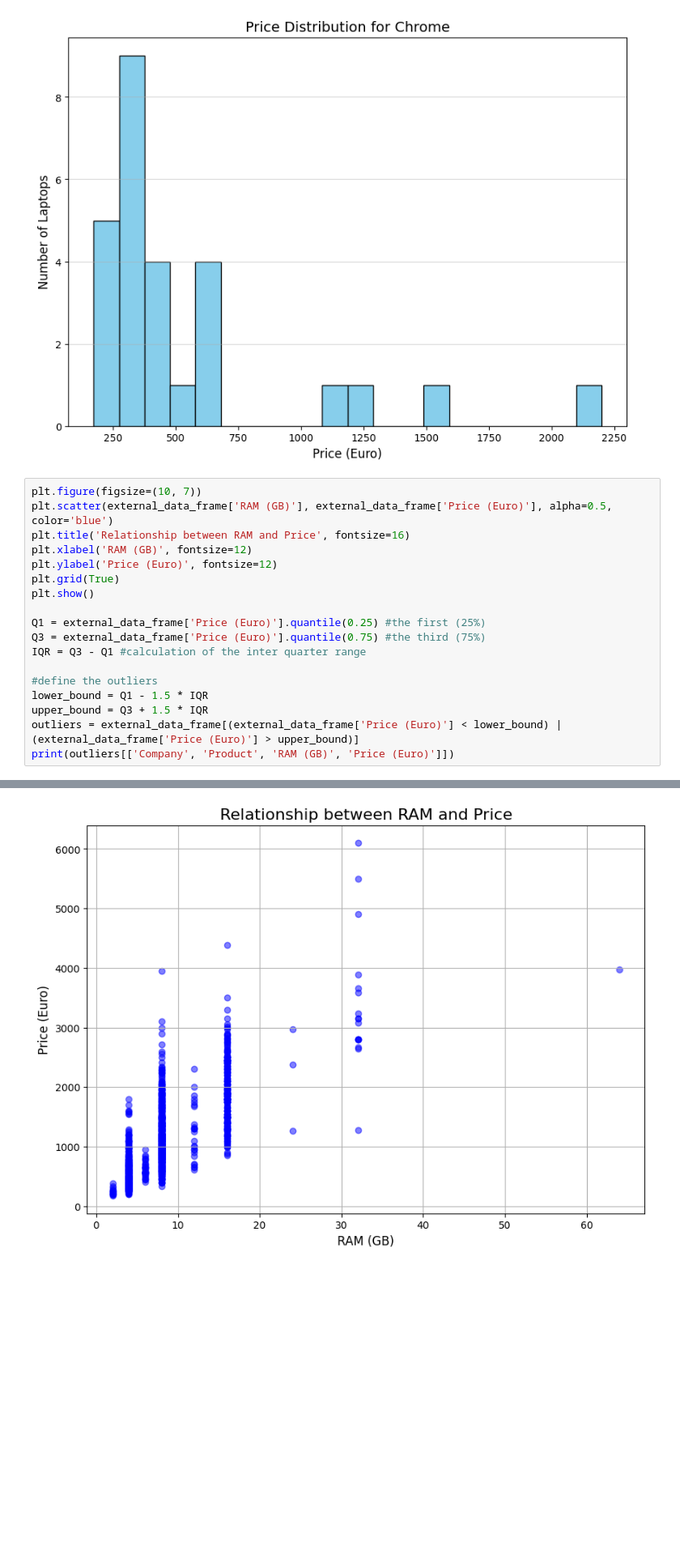
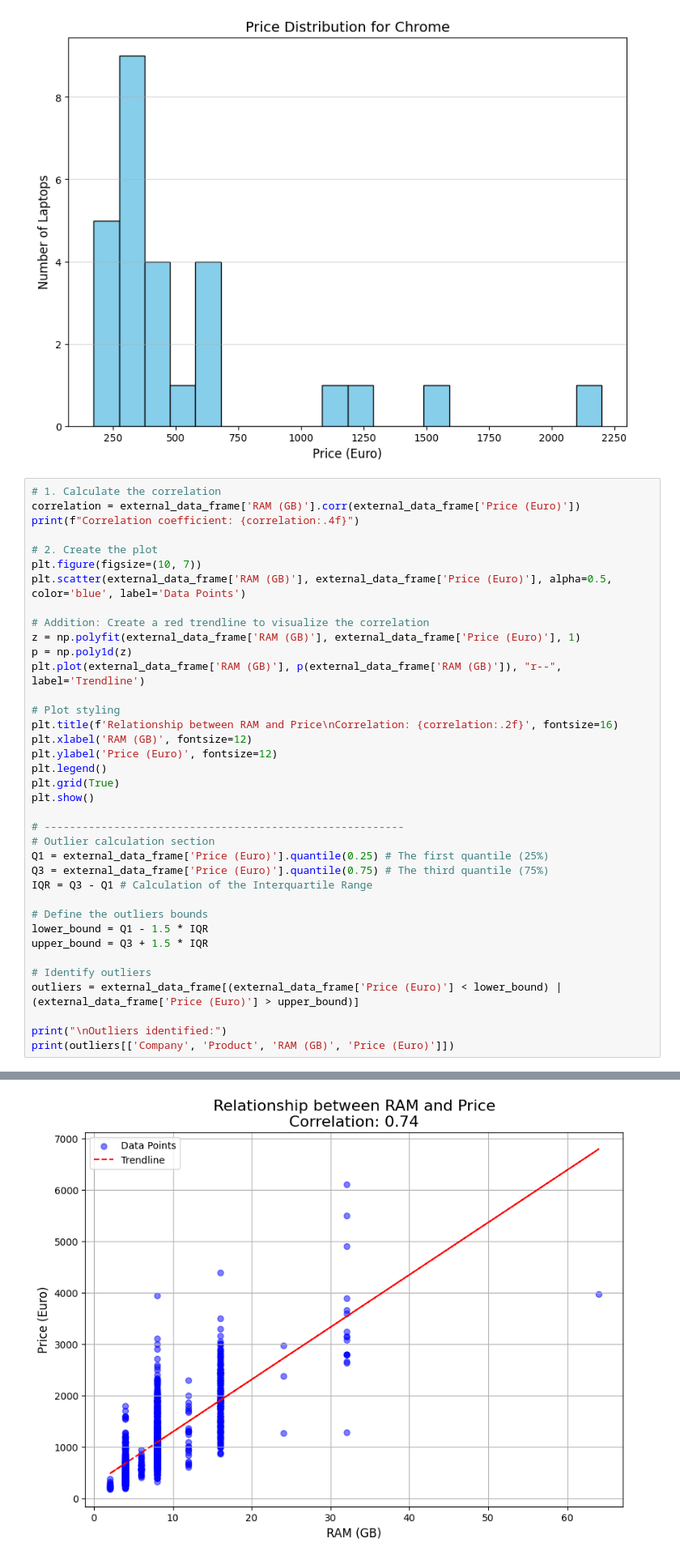
Before and after one commit to ofirkalan/mini-project-1, a Jupyter notebook: Mini_project_ofir_kalanthroff_322290651.ipynb, the cells around one changed output, grey strips where cells are left out. Shown at 81% size. Cells and saved outputs as stored; diff of their text form; blank space fills up the shorter version.

```diff
--- a/Mini_project_ofir_kalanthroff_322290651.ipynb
+++ b/Mini_project_ofir_kalanthroff_322290651.ipynb
@@ -96,21 +96,40 @@ for os_name in uniqeu_system:
 [figure]
 [figure]
 # %%
+# 1. Calculate the correlation
+correlation = external_data_frame['RAM (GB)'].corr(external_data_frame['Price (Euro)'])
+print(f"Correlation coefficient: {correlation:.4f}")
+
+# 2. Create the plot
 plt.figure(figsize=(10, 7))
-plt.scatter(external_data_frame['RAM (GB)'], external_data_frame['Price (Euro)'], alpha=0.5, color='blue')
-plt.title('Relationship between RAM and Price', fontsize=16)
+plt.scatter(external_data_frame['RAM (GB)'], external_data_frame['Price (Euro)'], alpha=0.5, color='blue', label='Data Points')
+
+# Addition: Create a red trendline to visualize the correlation
+z = np.polyfit(external_data_frame['RAM (GB)'], external_data_frame['Price (Euro)'], 1)
+p = np.poly1d(z)
+plt.plot(external_data_frame['RAM (GB)'], p(external_data_frame['RAM (GB)']), "r--", label='Trendline')
+
+# Plot styling
+plt.title(f'Relationship between RAM and Price\nCorrelation: {correlation:.2f}', fontsize=16)
 plt.xlabel('RAM (GB)', fontsize=12)
 plt.ylabel('Price (Euro)', fontsize=12)
+plt.legend()
 plt.grid(True)
 plt.show()
 
-Q1 = external_data_frame['Price (Euro)'].quantile(0.25) #the first (25%)
-Q3 = external_data_frame['Price (Euro)'].quantile(0.75) #the third (75%)
-IQR = Q3 - Q1 #calculation of the inter quarter range
+# ---------------------------------------------------------
+# Outlier calculation section
+Q1 = external_data_frame['Price (Euro)'].quantile(0.25) # The first quantile (25%)
+Q3 = external_data_frame['Price (Euro)'].quantile(0.75) # The third quantile (75%)
+IQR = Q3 - Q1 # Calculation of the Interquartile Range
 
-#define the outliers
+# Define the outliers bounds
 lower_bound = Q1 - 1.5 * IQR
 upper_bound = Q3 + 1.5 * IQR
+
+# Identify outliers
 outliers = external_data_frame[(external_data_frame['Price (Euro)'] < lower_bound) | (external_data_frame['Price (Euro)'] > upper_bound)]
+
+print("\nOutliers identified:")
 print(outliers[['Company', 'Product', 'RAM (GB)', 'Price (Euro)']])
 # %% [output]
@@ -117 +137 @@ print(outliers[['Company', 'Product', 'RAM (GB)', 'Price (Euro)']])
-[figure, old version]
+[figure, new version]
```
Also changed, not shown: parts of 1 cell of this notebook.
